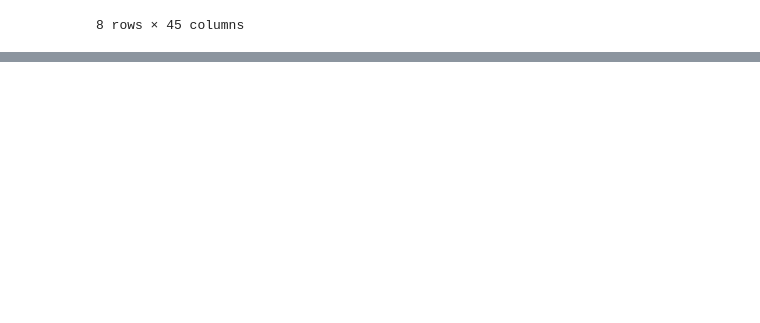
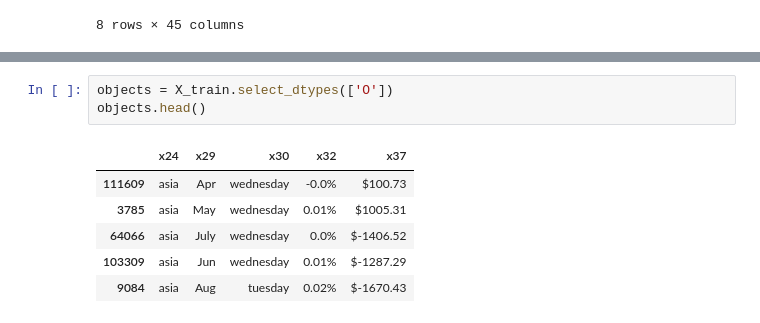
Before and after one commit to sjmiller8182/quant-the-world, a Jupyter notebook: final_project/Final Project.ipynb, the cells around one changed output, grey strips where cells are left out. Cells and saved outputs as stored; diff of their text form; blank space fills up the shorter version.

```diff
--- a/final_project/Final Project.ipynb
+++ b/final_project/Final Project.ipynb
@@ -57,0 +104,10 @@ X_train.describe()
+# %%
+objects = X_train.select_dtypes(['O'])
+objects.head()
+# %% [output]
+|  | x24 | x29 | x30 | x32 | x37 |
+| 111609 | asia | Apr | wednesday | -0.0% | $100.73 |
+| 3785 | asia | May | wednesday | 0.01% | $1005.31 |
+| 64066 | asia | July | wednesday | 0.0% | $-1406.52 |
+| 103309 | asia | Jun | wednesday | 0.01% | $-1287.29 |
+| 9084 | asia | Aug | tuesday | 0.02% | $-1670.43 |
```
Also changed, not shown: parts of 12 cells of this notebook.
